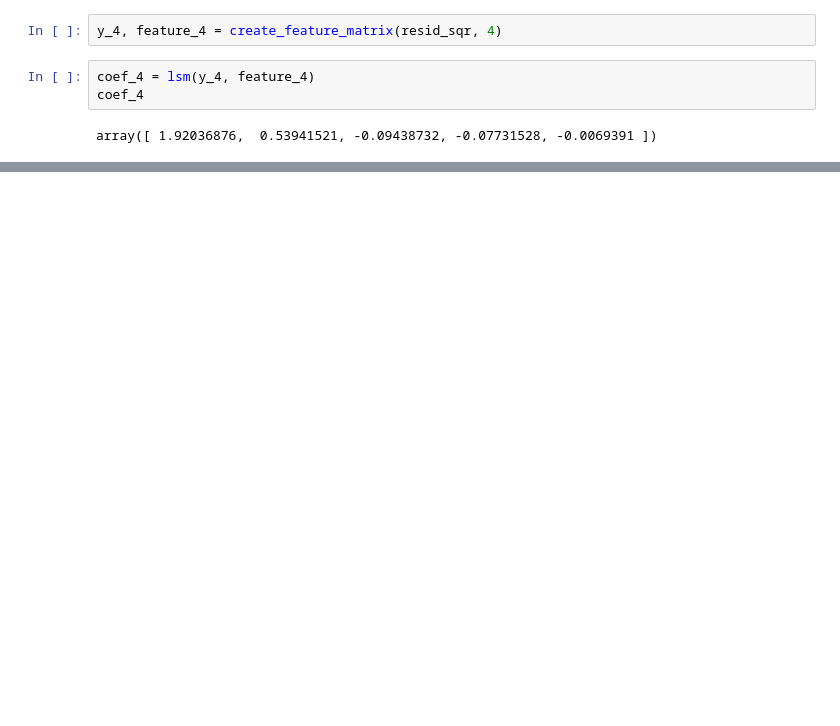
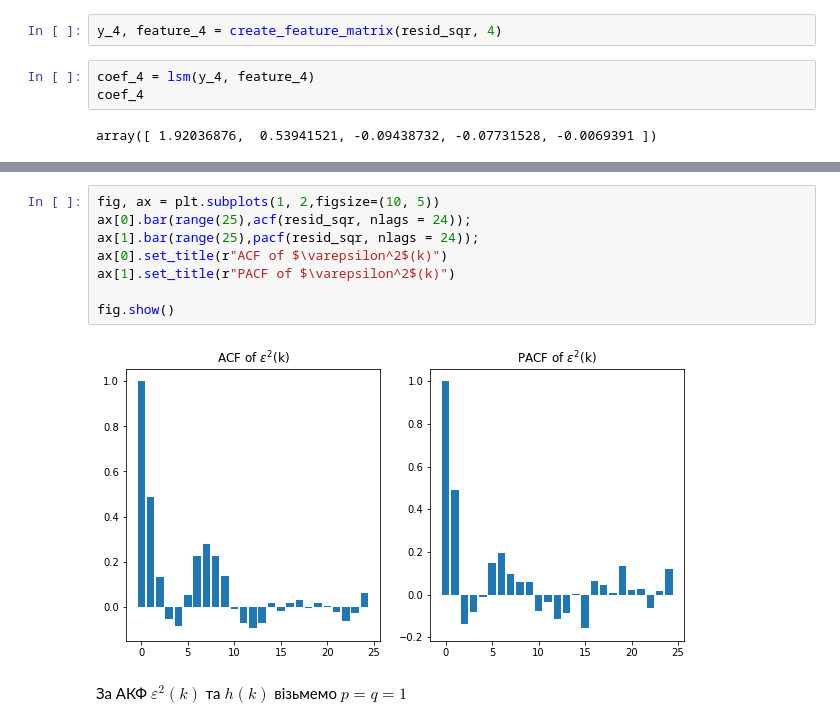
Before and after one commit to artemkavara/time_series_kpi, a Jupyter notebook: Lab_5/Lab_5.ipynb, the cells around one changed output, grey strips where cells are left out. Drawn from its saved outputs; the diff is of its cells as text; blank space fills up the shorter version.

```diff
--- a/Lab_5/Lab_5.ipynb
+++ b/Lab_5/Lab_5.ipynb
@@ -191,0 +300,12 @@ array([ 1.92036876,  0.53941521, -0.09438732, -0.07731528, -0.0069391 ])
+# %%
+fig, ax = plt.subplots(1, 2,figsize=(10, 5))
+ax[0].bar(range(25),acf(resid_sqr, nlags = 24));
+ax[1].bar(range(25),pacf(resid_sqr, nlags = 24));
+ax[0].set_title(r"ACF of $\varepsilon^2$(k)")
+ax[1].set_title(r"PACF of $\varepsilon^2$(k)")
+
+fig.show()
+# %% [output]
+[figure, added]
+# %% [markdown]
+За АКФ $\varepsilon^2(k)$ та $h(k)$ візьмемо $p = q = 1$
```
Also changed, not shown: parts of 36 cells of this notebook.
